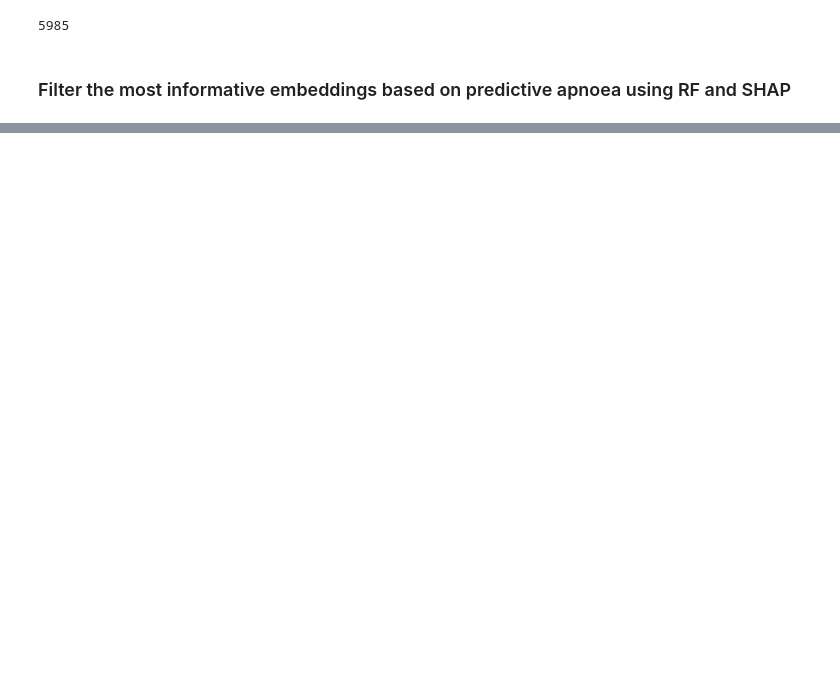
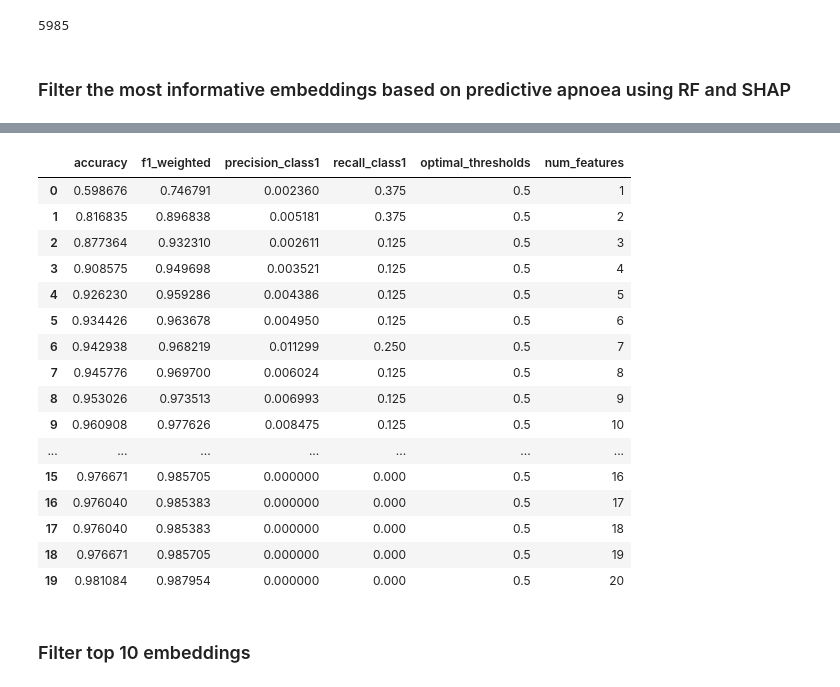
Before and after one commit to gavrielhan/MSc_Thesis, a Jupyter notebook: mk_eval_p_embeddings.ipynb, the cells around one changed output, grey strips where cells are left out. Drawn from its saved outputs; the diff is of its cells as text; code cells hidden in the pictures; blank space fills up the shorter version.

Commit message:
filtered sleep embeddings

```diff
--- a/mk_eval_p_embeddings.ipynb
+++ b/mk_eval_p_embeddings.ipynb
@@ -1004,5 +1004,6 @@ df_sleep['Recordings'][0]
 # %%
 df_sleep['RegistrationCode'] = '10K_' + df_sleep['Recordings'].str.split('__').str[0]
 df_sleep['Date'] = pd.to_datetime(df_sleep['Recordings'].str.split('__').str[1], format='%Y%m%d')
+df_sleep = df_sleep.drop(columns=['Recordings'])
 sum(df_sleep['RegistrationCode'].isin(general_info['RegistrationCode']))
 # %% [output]
@@ -1013,3 +1014,13 @@ df_sleep['RegistrationCode'].nunique()
 5985
 # %% [markdown]
 ### Filter the most informative embeddings based on predictive apnoea using RF and SHAP
+# %%
+conditions = df_conditions_baseline[df_conditions_baseline['english_name'].str.contains('sleep', case=False, na=False)]['english_name'].unique()
+# %%
+conditions_subset = df_conditions_follow_up[['RegistrationCode', 'english_name']]
+merged_df = pd.merge(df_sleep, conditions_subset, on='RegistrationCode', how='inner')
+merged_df['english_name'] = merged_df['english_name'].apply(lambda x: x if x in conditions else '0')
+
+# Define features (X) and target (y)
+X = merged_df.drop(columns=['RegistrationCode', 'english_name','Date'])
+y = merged_df['english_name']
@@ -1015,0 +1092,16 @@ df_sleep['RegistrationCode'].nunique()
+# %%
+explainer = shap.TreeExplainer(
+    brf,  # Pass the model object directly
+    data=X_train,
+    feature_names=X.columns,
+    model_output="probability"
+)
+
+# Calculate SHAP values for training data
+shap_values = explainer.shap_values(X_res)  # Use resampled training data
+
+# For binary classification: SHAP returns two arrays (negative/positive class)
+# Calculate mean absolute SHAP values for each feature
+mean_shap_values = np.abs(shap_values).mean(axis=0)
+# Exclude column index 0 and compute mean across remaining columns
+mean_shap_values_no_0 = mean_shap_values[:, 1]
@@ -1015,0 +1242,22 @@ df_sleep['RegistrationCode'].nunique()
+# %%
+metrics_df.head(20)
+# %% [output]
+|  | accuracy | f1_weighted | precision_class1 | recall_class1 | optimal_thresholds | num_features |
+| 0 | 0.598676 | 0.746791 | 0.002360 | 0.375 | 0.5 | 1 |
+| 1 | 0.816835 | 0.896838 | 0.005181 | 0.375 | 0.5 | 2 |
+| 2 | 0.877364 | 0.932310 | 0.002611 | 0.125 | 0.5 | 3 |
+| 3 | 0.908575 | 0.949698 | 0.003521 | 0.125 | 0.5 | 4 |
+| 4 | 0.926230 | 0.959286 | 0.004386 | 0.125 | 0.5 | 5 |
+| 5 | 0.934426 | 0.963678 | 0.004950 | 0.125 | 0.5 | 6 |
+| 6 | 0.942938 | 0.968219 | 0.011299 | 0.250 | 0.5 | 7 |
+| 7 | 0.945776 | 0.969700 | 0.006024 | 0.125 | 0.5 | 8 |
+| 8 | 0.953026 | 0.973513 | 0.006993 | 0.125 | 0.5 | 9 |
+| 9 | 0.960908 | 0.977626 | 0.008475 | 0.125 | 0.5 | 10 |
+| ... | ... | ... | ... | ... | ... | ... |
+| 15 | 0.976671 | 0.985705 | 0.000000 | 0.000 | 0.5 | 16 |
+| 16 | 0.976040 | 0.985383 | 0.000000 | 0.000 | 0.5 | 17 |
+| 17 | 0.976040 | 0.985383 | 0.000000 | 0.000 | 0.5 | 18 |
+| 18 | 0.976671 | 0.985705 | 0.000000 | 0.000 | 0.5 | 19 |
+| 19 | 0.981084 | 0.987954 | 0.000000 | 0.000 | 0.5 | 20 |
+# %% [markdown]
+### Filter top 10 embeddings
```
Also changed, not shown: parts of 11 cells of this notebook.
